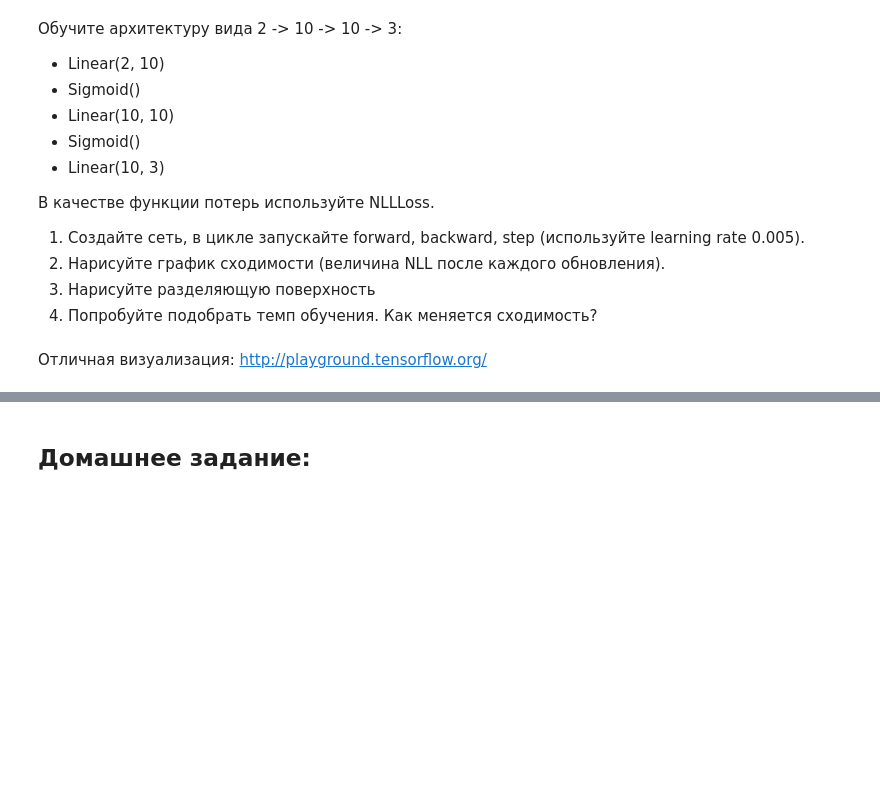
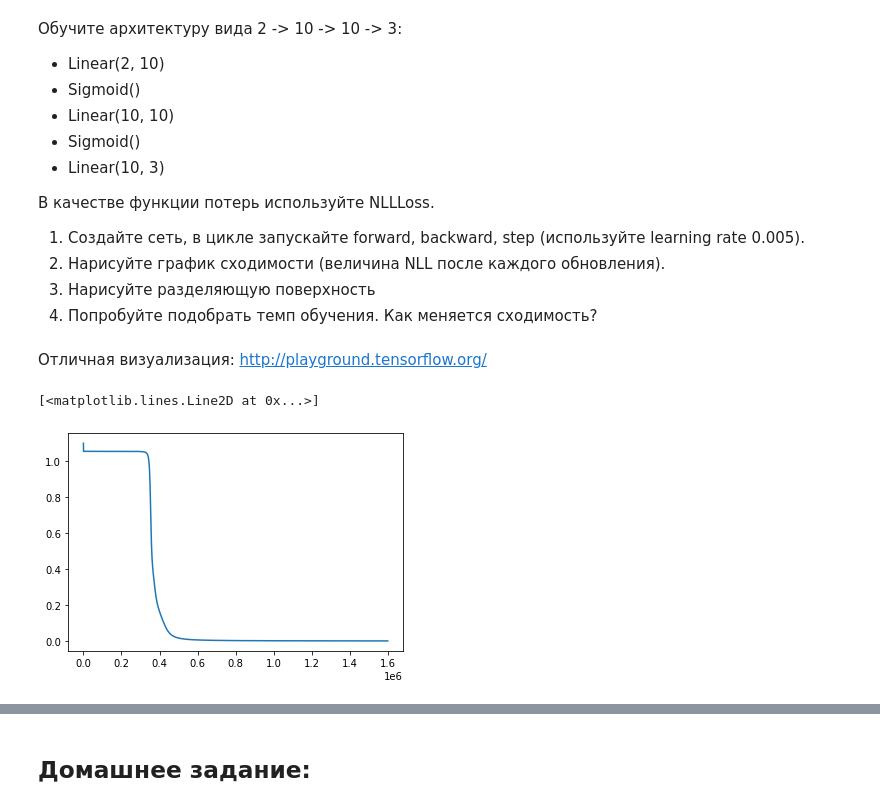
Before and after one commit to TimoninaDaria/Technosfera_2sem_networks_hw, a Jupyter notebook: [SOLVED] Practice task 1, Back propagation.ipynb, the cells around one changed output, grey strips where cells are left out. Saved outputs shown, nothing was run; the diff lists cells and outputs as text; code cells hidden in the pictures; blank space fills up the shorter version.

```diff
--- a/[SOLVED] Practice task 1, Back propagation.ipynb
+++ b/[SOLVED] Practice task 1, Back propagation.ipynb
@@ -118,8 +110,8 @@ check_gradient(func, x, gradient)
 # %%
 np.random.seed(777)
 
-X = np.array([[0, 1], [1, 1]])
-Y = np.array([[0], [1]])
+X = np.array([[2, 1], [1, 1]])
+Y = np.array([[2], [1]])
 
 l = Linear(2, 1)
 
@@ -246,0 +230,13 @@ class NLLLoss:
+# %%
+X = np.random.rand(5, 3)
+Y = np.random.randint(0, 3, 5)
+
+n = NLLLoss()
+n.forward(X, Y)
+grad = n.backward()
+
+def loss(X):
+    return n.forward(X, Y)
+
+func = lambda x: n.forward(x, Y)
+check_gradient(loss, X, grad)
@@ -254,23 +252,26 @@ class NeuralNetwork:
         '''
         Constructs network with *modules* as its layers
         '''
+        self.modules = modules
         #### YOUR CODE HERE
         pass
 
     def forward(self, X):
-        #### YOUR CODE HERE
-        #### Apply layers to input
-        pass
+        y = X
+        for i in range(len(self.modules)):
+            y = self.modules[i].forward(y)
+        return y
 
     def backward(self, dLdy):
         '''
         dLdy here is a gradient from loss function
         '''
-        #### YOUR CODE HERE
-        pass
+        for i in range(len(self.modules))[::-1]:
+            dLdy = self.modules[i].backward(dLdy)
 
     def step(self, learning_rate):
-        pass
+        for i in range(len(self.modules)):
+            self.modules[i].step(learning_rate)
 # %% [markdown]
 ### Часть 6, обучение на простых данных
 # %%
@@ -296,3 +297,19 @@ plt.show()
 4. Попробуйте подобрать темп обучения. Как меняется сходимость?
 # %% [markdown]
 Отличная визуализация: http://playground.tensorflow.org/
+# %%
+model = NeuralNetwork([Linear(2, 10), Sigmoid(), Linear(10,10), Sigmoid(), Linear(10, 3)])
+NL =  NLLLoss()
+losses1 = []
+for i in range(1000000):
+    prediction = model.forward(X)
+    prediction_NL = NL.forward(prediction, y)
+    losses1.append(prediction_NL)
+    dLdy = NL.backward()
+    model.backward(dLdy)
+    model.step(0.005)
+# %%
+plt.plot(losses1)
+# %% [output]
+[<matplotlib.lines.Line2D at 0x...>]
+[figure, added]
```
Also changed, not shown: parts of 22 cells of this notebook.
